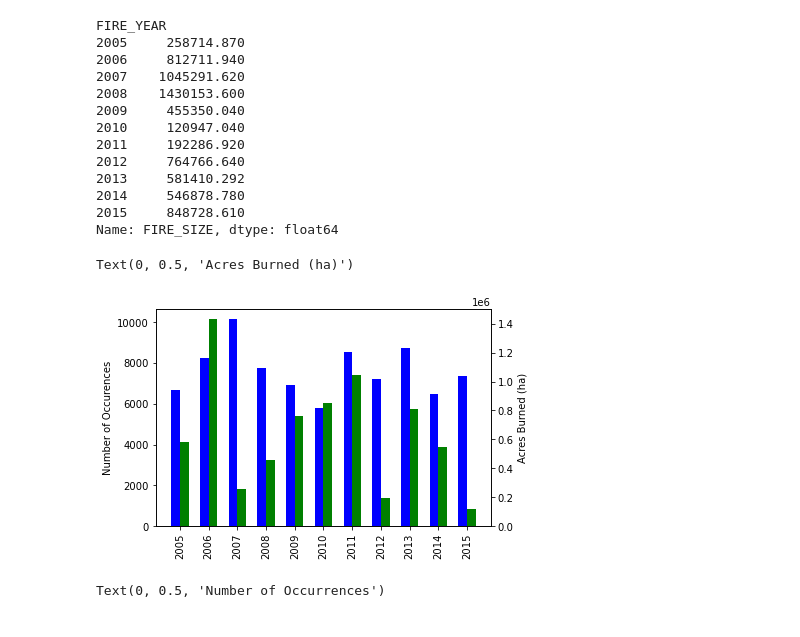
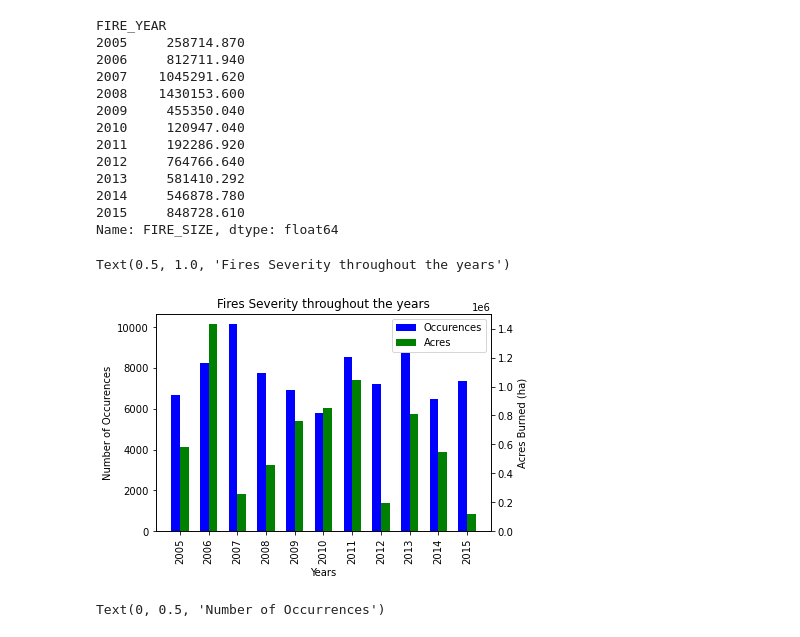
Before and after one commit to TheWarriorsUCSD/Project1, a Jupyter notebook: Rafael's Cleanup/initial_data_cleanup.ipynb, the cells around one changed output. Saved outputs shown, nothing was run; the diff lists cells and outputs as text; code cells hidden in the pictures.

Commit message:
Added some more graphs and cleanup to file

```diff
--- a/Rafael's Cleanup/initial_data_cleanup.ipynb
+++ b/Rafael's Cleanup/initial_data_cleanup.ipynb
@@ -59,0 +64,3 @@ wildfire
+# %%
+wildfire = wildfire[wildfire["FIRE_YEAR"] >= 2005]
+wildfire
@@ -80,20 +101,22 @@ Name: FIRE_SIZE, dtype: float64
 # %%
 years = wildfire["FIRE_YEAR"].value_counts()
 x = years.index
 w = 0.3
 plt.xticks(x + w /2, years.index, rotation='vertical')
 ax1 = plt.subplot(1,1,1)
 
 occur = ax1.bar(x, years.values, width=w, color='b', align='center', label = "Number of Ocurrences")
 ax1.set_ylabel("Number of Occurences")
 ax2 = ax1.twinx()
 acres = ax2.bar(x + w, fsum["FIRE_SIZE"], width=w,color='g',align='center')
 
-plt.xlabel("Years")
+ax1.set_xlabel("Years")
 plt.ylabel("Acres Burned (ha)")
+plt.legend([occur, acres],["Occurences", 'Acres'])
+plt.title("Fires Severity throughout the years")
 # %% [output]
-Text(0, 0.5, 'Acres Burned (ha)')
+Text(0.5, 1.0, 'Fires Severity throughout the years')
-[figure, old version]
+[figure, new version]
 # %%
 fsc = wildfire["FIRE_SIZE_CLASS"].value_counts()
 plt.bar(fsc.index, fsc.values)
```
Also changed, not shown: parts of 5 cells of this notebook.
